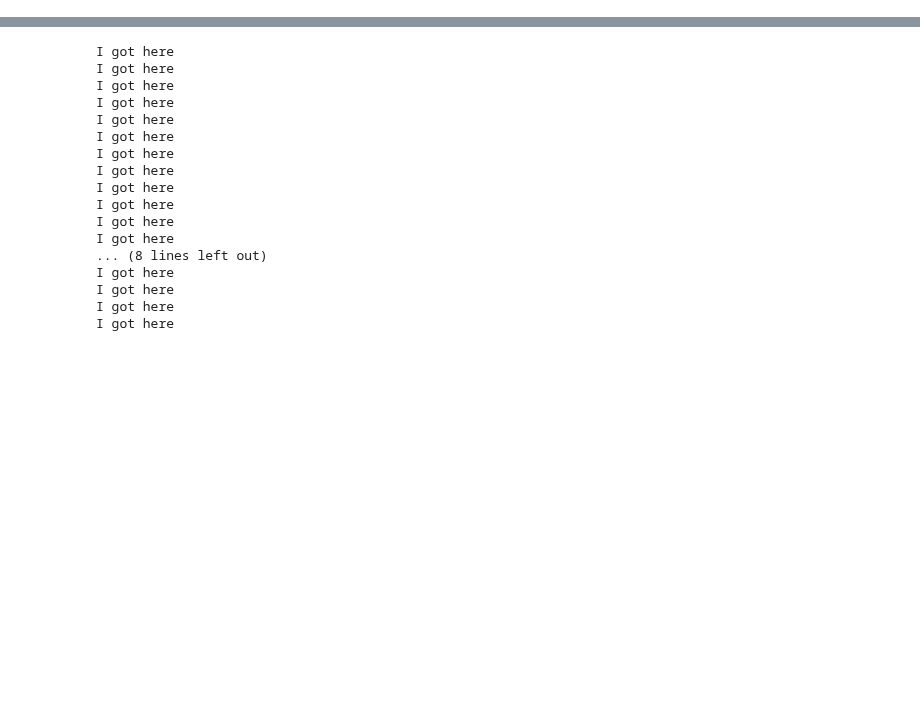
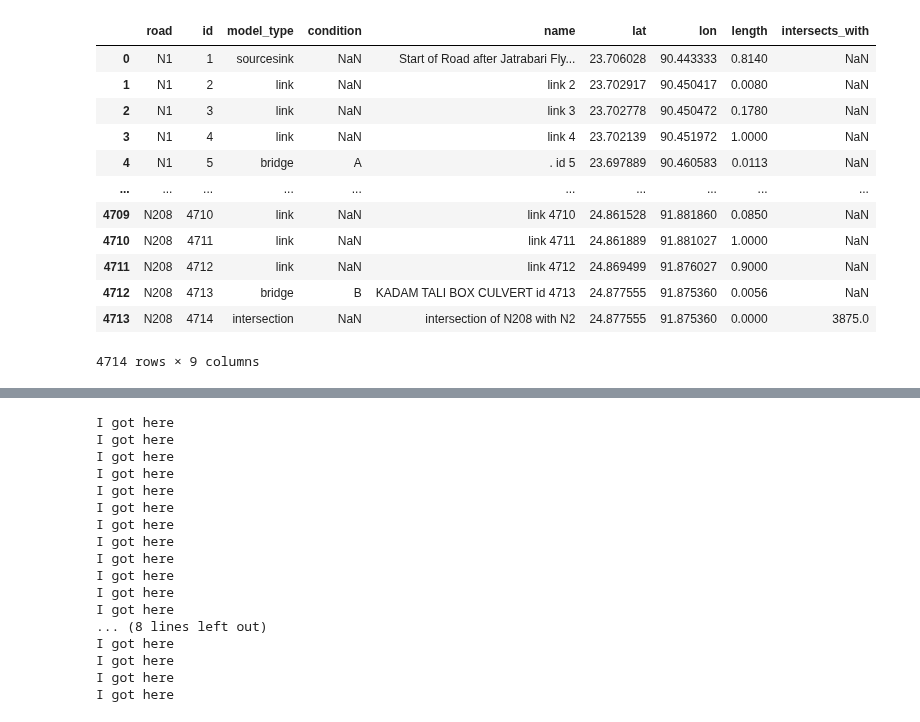
Before and after one commit to JulianvanRie/Advanced_Simulation_AS3, a Jupyter notebook: EPA133a-G2-A3/model/Julian_doet_dingen.ipynb, the cells around one changed output, grey strips where cells are left out. Cells and saved outputs as stored; diff of their text form; code cells hidden in the pictures; blank space fills up the shorter version.

```diff
--- a/EPA133a-G2-A3/model/Julian_doet_dingen.ipynb
+++ b/EPA133a-G2-A3/model/Julian_doet_dingen.ipynb
@@ -4,4 +4,20 @@ import networkx as nx
 import matplotlib.pyplot as plt
 # %%
 data = pd.read_csv('../data/merged_data.csv')
+# %%
+data
+# %% [output]
+|  | road | id | model_type | condition | name | lat | lon | length | intersects_with |
+| 0 | N1 | 1 | sourcesink | NaN | Start of Road after Jatrabari Fly... | 23.706028 | 90.443333 | 0.8140 | NaN |
+| 1 | N1 | 2 | link | NaN | link 2 | 23.702917 | 90.450417 | 0.0080 | NaN |
+| 2 | N1 | 3 | link | NaN | link 3 | 23.702778 | 90.450472 | 0.1780 | NaN |
+| 3 | N1 | 4 | link | NaN | link 4 | 23.702139 | 90.451972 | 1.0000 | NaN |
+| 4 | N1 | 5 | bridge | A | . id 5 | 23.697889 | 90.460583 | 0.0113 | NaN |
+| ... | ... | ... | ... | ... | ... | ... | ... | ... | ... |
+| 4709 | N208 | 4710 | link | NaN | link 4710 | 24.861528 | 91.881860 | 0.0850 | NaN |
+| 4710 | N208 | 4711 | link | NaN | link 4711 | 24.861889 | 91.881027 | 1.0000 | NaN |
+| 4711 | N208 | 4712 | link | NaN | link 4712 | 24.869499 | 91.876027 | 0.9000 | NaN |
+| 4712 | N208 | 4713 | bridge | B | KADAM TALI BOX CULVERT id 4713 | 24.877555 | 91.875360 | 0.0056 | NaN |
+| 4713 | N208 | 4714 | intersection | NaN | intersection of N208 with N2 | 24.877555 | 91.875360 | 0.0000 | 3875.0 |
+4714 rows × 9 columns
 # %%
```
Also changed, not shown: parts of 1 cell of this notebook.
